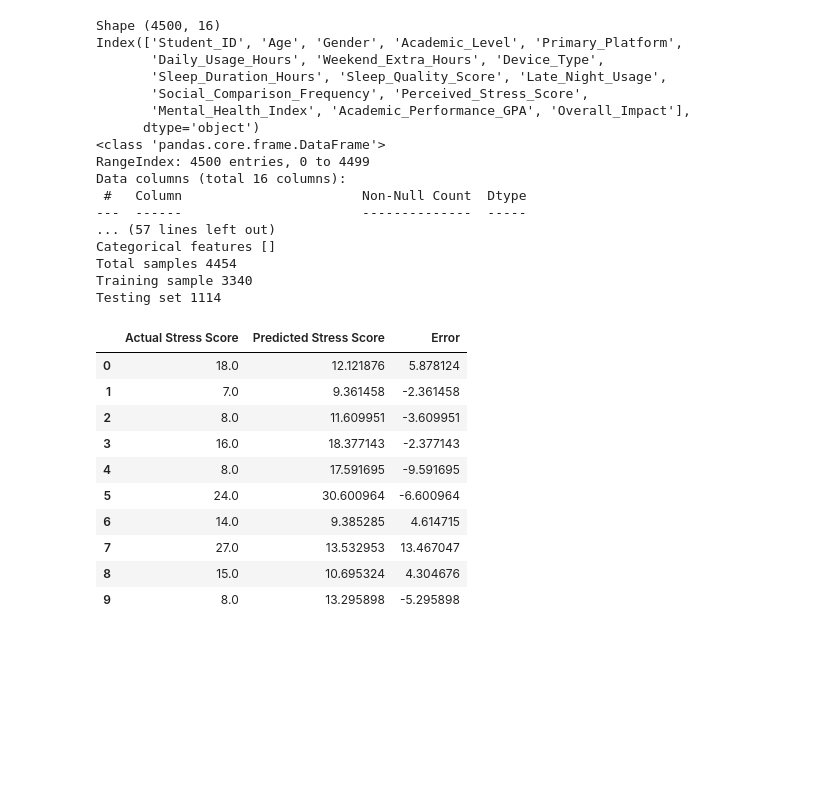
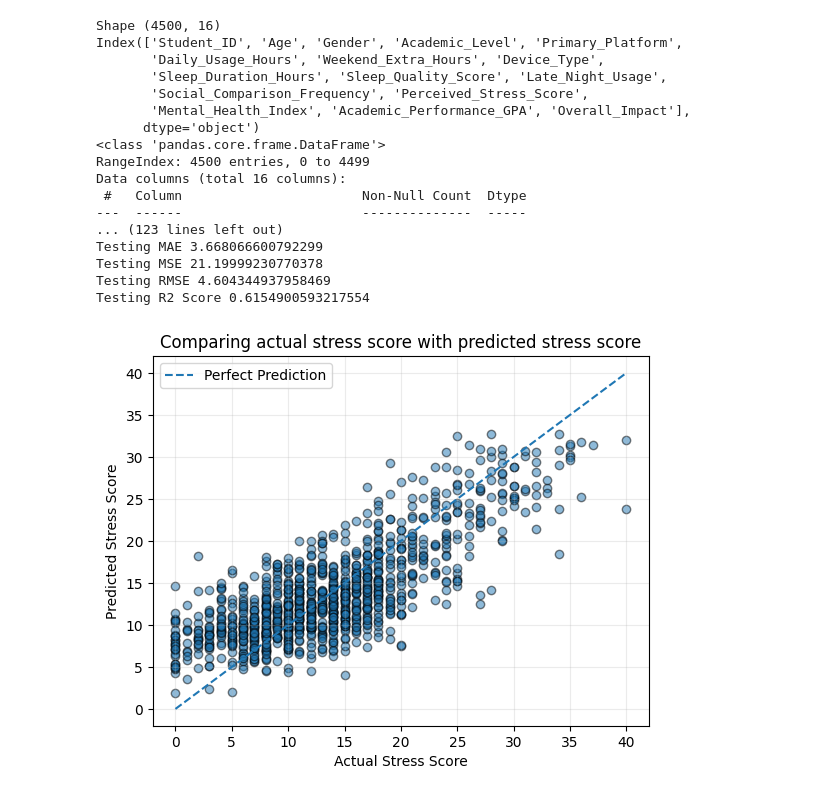
Before and after one commit to Ananya9-tech/AI101-Mini-Project, a Jupyter notebook: ai101miniproject.ipynb, the cells around one changed output. Drawn from its saved outputs; the diff is of its cells as text; code cells hidden in the pictures; blank space fills up the shorter version.

```diff
--- a/ai101miniproject.ipynb
+++ b/ai101miniproject.ipynb
@@ -45,52 +45,83 @@ categorical_features=X.select_dtypes(exclude=np.number).columns.tolist()
 print("Numeric features",numeric_features)
 print("Categorical features",categorical_features)
 
+#Understanding data through mean,median,standard deviation,covariance,correlation
+print("Mean",model_df[features+[target]].mean())
+print("Median",model_df[features+[target]].median())
+print("Standard deviation",model_df[features+[target]].std())
+print("Covariance",model_df[features+[target]].cov())
+print("Correlation",model_df[features+[target]].corr())
+
+
 #Split into train and test data
 from sklearn.model_selection import train_test_split
 X_train,X_test,Y_train,Y_test=train_test_split(X,Y,test_size=0.25,random_state=30)
 print("Total samples",len(X))
 print("Training sample",len(X_train))
 print("Testing set",len(X_test))
 
 #Create the model pipeline and train it
 from sklearn.linear_model import LinearRegression
 model=LinearRegression()
 model.fit(X_train,Y_train)
 
+#Predict target for training data
+Y_pred_train=model.predict(X_train)
+
+
 #Predict target for test data
 Y_pred=model.predict(X_test)
 comparison=pd.DataFrame({
     "Actual Stress Score":Y_test.to_numpy(),
     "Predicted Stress Score": Y_pred,
     "Error":Y_test.to_numpy()-Y_pred
 })
 comparison.head(10)
+
+#Evaluate the model on train data
+from sklearn.metrics import mean_absolute_error,mean_squared_error,r2_score
+print("Training MAE",mean_absolute_error(Y_train,Y_pred_train))
+print("Training MSE",mean_squared_error(Y_train,Y_pred_train))
+print("Training RMSE",np.sqrt(mean_squared_error(Y_train,Y_pred_train)))
+print("Training R2 Score",r2_score(Y_train,Y_pred_train))
+
+
+#Evaluate the model on test data
+from sklearn.metrics import mean_absolute_error,mean_squared_error,r2_score
+print("Testing MAE",mean_absolute_error(Y_test,Y_pred))
+print("Testing MSE",mean_squared_error(Y_test,Y_pred))
+print("Testing RMSE",np.sqrt(mean_squared_error(Y_test,Y_pred)))
+print("Testing R2 Score",r2_score(Y_test,Y_pred))
+
+#Training details with plots
+plt.scatter(Y_test,Y_pred,alpha=0.5,edgecolor="black")
+#Reference Line
+low=min(np.min(Y_test),np.min(Y_pred))
+high=max(np.max(Y_test),np.max(Y_pred))
+plt.plot([low,high],[low,high],linestyle="--",label="Perfect Prediction")
+
+plt.xlabel("Actual Stress Score")
+plt.ylabel("Predicted Stress Score")
+plt.title("Comparing actual stress score with predicted stress score")
+plt.legend()
+plt.grid(alpha=0.25)
+plt.show()
 # %% [output]
 Shape (4500, 16)
 Index(['Student_ID', 'Age', 'Gender', 'Academic_Level', 'Primary_Platform',
        'Daily_Usage_Hours', 'Weekend_Extra_Hours', 'Device_Type',
        'Sleep_Duration_Hours', 'Sleep_Quality_Score', 'Late_Night_Usage',
        'Social_Comparison_Frequency', 'Perceived_Stress_Score',
        'Mental_Health_Index', 'Academic_Performance_GPA', 'Overall_Impact'],
       dtype='object')
 <class 'pandas.core.frame.DataFrame'>
 RangeIndex: 4500 entries, 0 to 4499
 Data columns (total 16 columns):
  #   Column                       Non-Null Count  Dtype
 ---  ------                       --------------  -----
-... (57 lines left out)
-Categorical features []
-Total samples 4454
-Training sample 3340
-Testing set 1114
+... (123 lines left out)
+Testing MAE 3.668066600792299
+Testing MSE 21.19999230770378
+Testing RMSE 4.604344937958469
+Testing R2 Score 0.6154900593217554
-|  | Actual Stress Score | Predicted Stress Score | Error |
-| 0 | 18.0 | 12.121876 | 5.878124 |
-| 1 | 7.0 | 9.361458 | -2.361458 |
-| 2 | 8.0 | 11.609951 | -3.609951 |
-| 3 | 16.0 | 18.377143 | -2.377143 |
-| 4 | 8.0 | 17.591695 | -9.591695 |
-| 5 | 24.0 | 30.600964 | -6.600964 |
-| 6 | 14.0 | 9.385285 | 4.614715 |
-| 7 | 27.0 | 13.532953 | 13.467047 |
-| 8 | 15.0 | 10.695324 | 4.304676 |
-| 9 | 8.0 | 13.295898 | -5.295898 |
+[figure, added]
```
